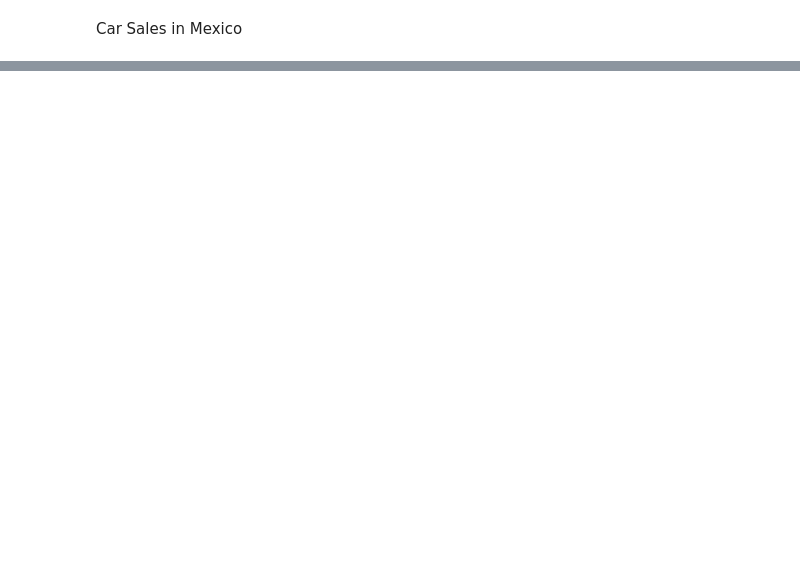
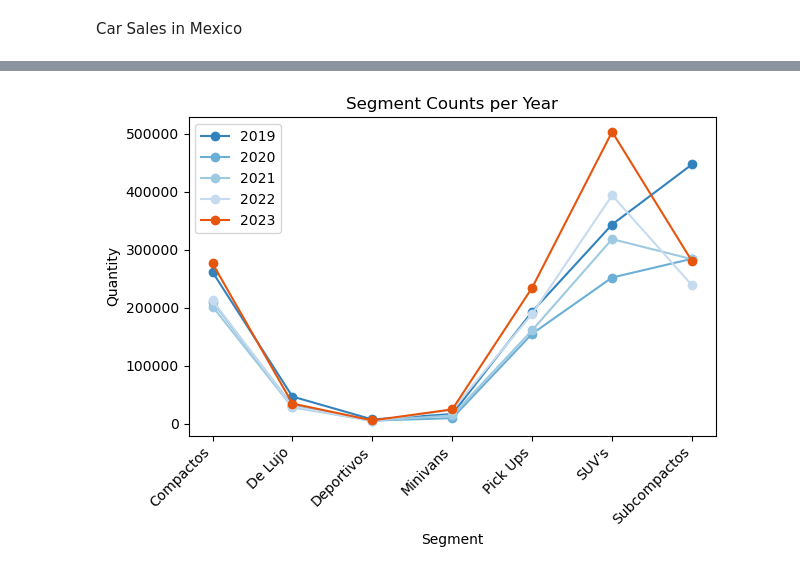
Before and after one commit to AngelesVillagrana/Project-1, a Jupyter notebook: Project-1-Car-Sales.ipynb, the cells around one changed output, grey strips where cells are left out. Cells and saved outputs as stored; diff of their text form; code cells hidden in the pictures; blank space fills up the shorter version.

```diff
--- a/Project-1-Car-Sales.ipynb
+++ b/Project-1-Car-Sales.ipynb
@@ -323,30 +2,0 @@ df_ventas_por_marca.head(5)
-# %%
-# Create a dictionary to store DataFrames by year
-resultados_por_año = {}
-
-# Iterate from year 2023 to 2013
-for year in range(2023, 2012, -1):
-    # Filter the data for the current year
-    ventas_year = df_CarsMex[df_CarsMex['Año'] == year]
-    # Group the filtered data by brand and sum the sales for each brand
-    ventas_por_marca_year = ventas_year.groupby('Marca')['Cantidad'].sum()
-    # Sort the sales by brand in descending order
-    ventas_por_marca_year = ventas_por_marca_year.sort_values(ascending=False)
-    # Convert the Series into a DataFrame, reset index without dropping the old index
-    df_ventas_por_marca_year = ventas_por_marca_year.reset_index().reset_index(drop=True)
-    # Add 1 to the index
-    df_ventas_por_marca_year.index += 1
-    # Rename the sales column
-    df_ventas_por_marca_year.columns = ['Marca', 'Ventas']
-    # Add an additional column for the year
-    df_ventas_por_marca_year['Año'] = year
-    # Store the DataFrame in the dictionary
-    resultados_por_año[year] = df_ventas_por_marca_year
-
-# Show each DataFrame by year
-for year, df in resultados_por_año.items():
-    # Assign each DataFrame to a variable with the corresponding year name
-    globals()[f'df_resultados_{year}'] = df
-
-# Show the created variables
-df_resultados_2023
@@ -508,0 +123,17 @@ plt.show()
+# %%
+# Iterate over the years and plot segment counts
+for year, segment_count_year in volume_by_year.items():
+    plt.plot(segment_count_year.index, segment_count_year.values, label=str(year), marker='o')
+
+# Add title and axis labels
+plt.title('Segment Counts per Year')
+plt.xlabel('Segment')
+plt.ylabel('Quantity')
+plt.xticks(rotation=45, ha='right')
+plt.legend()
+
+# Show the plot
+plt.tight_layout()
+plt.show()
+# %% [output]
+[figure, added]
```
Also changed, not shown: parts of 53 cells of this notebook.
